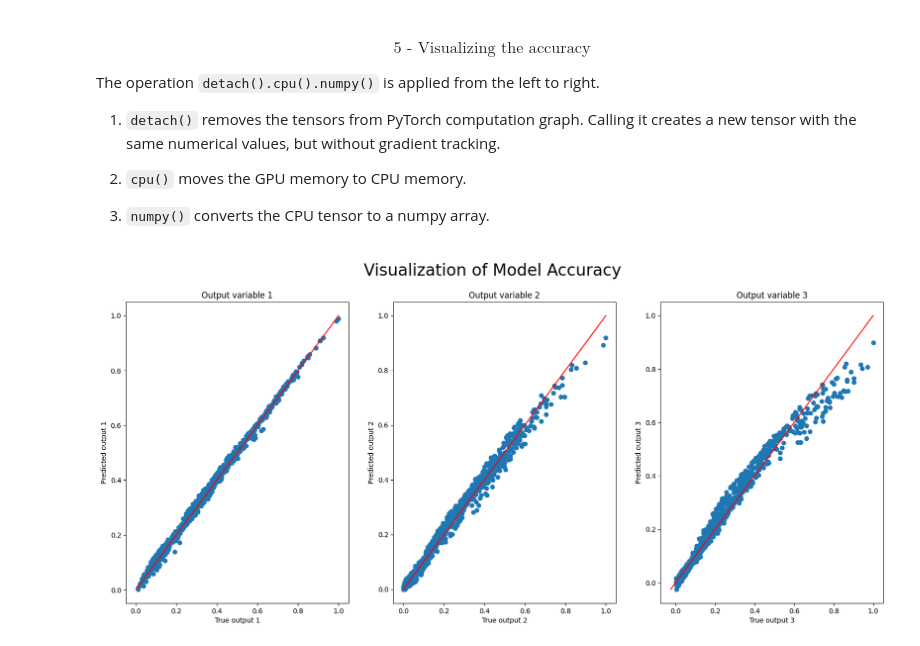
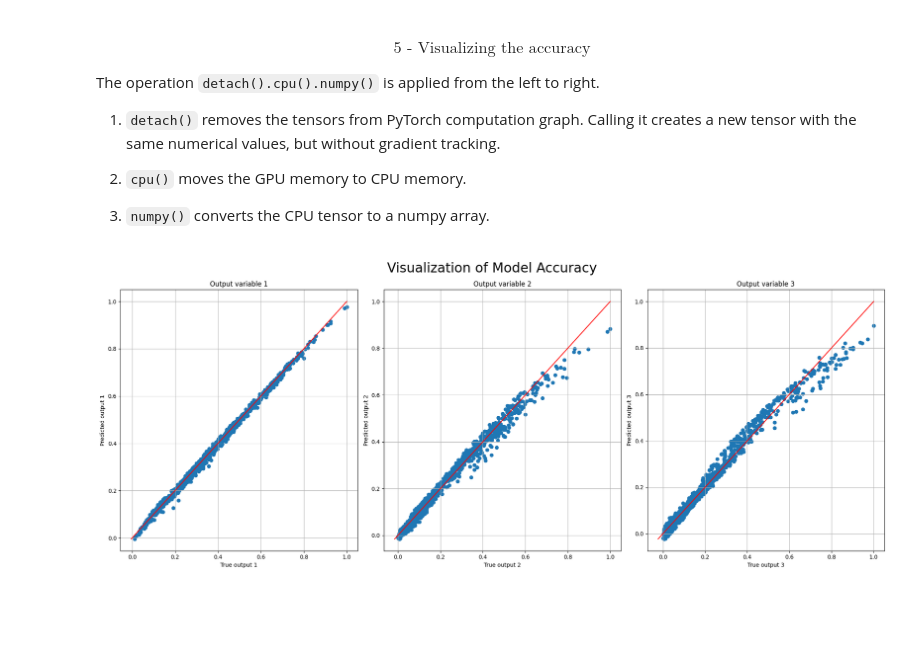
Before and after one commit to simonmlo/Machine-Learning-Repo, a Jupyter notebook: 1-TKT4140-PyTorch/exercise1.ipynb, the cells around one changed output. Cells and saved outputs as stored; diff of their text form; code cells hidden in the pictures; blank space fills up the shorter version.

```diff
--- a/1-TKT4140-PyTorch/exercise1.ipynb
+++ b/1-TKT4140-PyTorch/exercise1.ipynb
@@ -133,19 +133,21 @@ y_np = y.detach().cpu().numpy()
 # %%
 fig, ax = plt.subplots(1, 3, figsize=(20, 8))
 fig.suptitle("Visualization of Model Accuracy", fontsize=24)
 
 for i in range(3):
     ax[i].scatter(y_np[:, i], prediction_np[:, i])
 
     min_val = min(y_np[:, i].min(), prediction_np[:, i].min())
     max_val = max(y_np[:, i].max(), prediction_np[:, i].max())
 
     ax[i].plot([min_val, max_val], [min_val, max_val], color="r")
 
     ax[i].set_xlabel(f"True output {i + 1}")
     ax[i].set_ylabel(f"Predicted output {i + 1}")
     ax[i].set_title(f"Output variable {i + 1}")
+    ax[i].grid()
 
+fig.tight_layout()
 plt.show()
 # %% [output]
-[figure, old version]
+[figure, new version]
```
Also changed, not shown: parts of 1 cell of this notebook.
